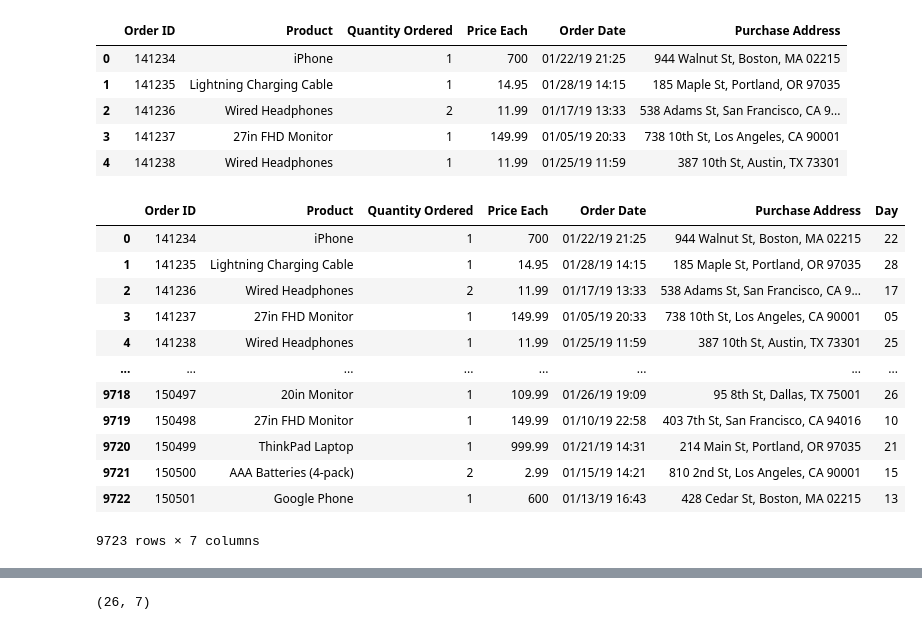
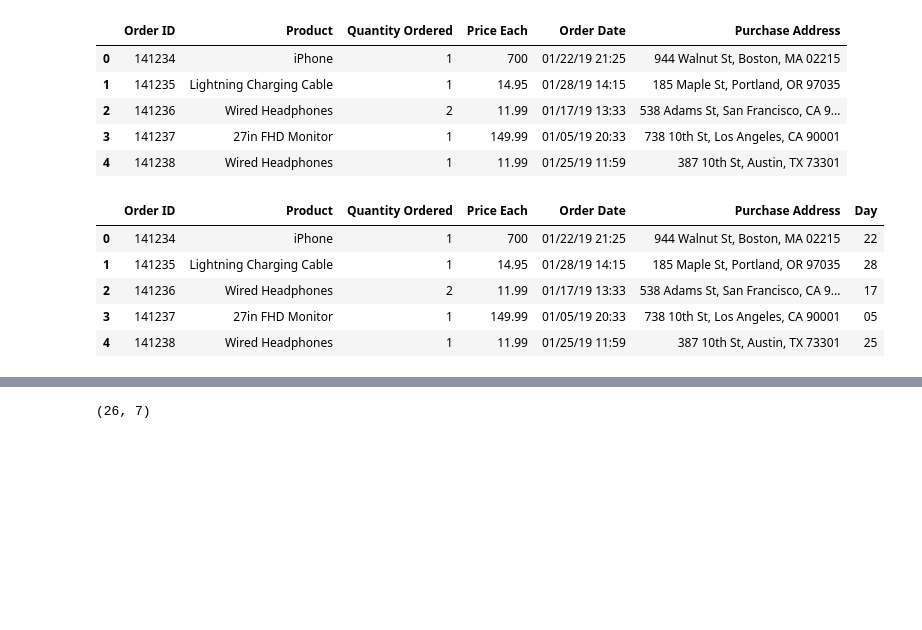
Before and after one commit to ali2alkhalaf/Portfolio2, a Jupyter notebook: Sales_january_2019_v2.ipynb, the cells around one changed output, grey strips where cells are left out. Saved outputs shown, nothing was run; the diff lists cells and outputs as text; code cells hidden in the pictures; blank space fills up the shorter version.

Commit message:
another version of the main file

```diff
--- a/Sales_january_2019_v2.ipynb
+++ b/Sales_january_2019_v2.ipynb
@@ -16,20 +16,13 @@ df.head()
 | 4 | 141238 | Wired Headphones | 1 | 11.99 | 01/25/19 11:59 | 387 10th St, Austin, TX 73301 |
 # %%
 df['Day']= df['Order Date'].str[3:5]
-df
+df.head()
 # %% [output]
 |  | Order ID | Product | Quantity Ordered | Price Each | Order Date | Purchase Address | Day |
 | 0 | 141234 | iPhone | 1 | 700 | 01/22/19 21:25 | 944 Walnut St, Boston, MA 02215 | 22 |
 | 1 | 141235 | Lightning Charging Cable | 1 | 14.95 | 01/28/19 14:15 | 185 Maple St, Portland, OR 97035 | 28 |
 | 2 | 141236 | Wired Headphones | 2 | 11.99 | 01/17/19 13:33 | 538 Adams St, San Francisco, CA 9... | 17 |
 | 3 | 141237 | 27in FHD Monitor | 1 | 149.99 | 01/05/19 20:33 | 738 10th St, Los Angeles, CA 90001 | 05 |
 | 4 | 141238 | Wired Headphones | 1 | 11.99 | 01/25/19 11:59 | 387 10th St, Austin, TX 73301 | 25 |
-| ... | ... | ... | ... | ... | ... | ... | ... |
-| 9718 | 150497 | 20in Monitor | 1 | 109.99 | 01/26/19 19:09 | 95 8th St, Dallas, TX 75001 | 26 |
-| 9719 | 150498 | 27in FHD Monitor | 1 | 149.99 | 01/10/19 22:58 | 403 7th St, San Francisco, CA 94016 | 10 |
-| 9720 | 150499 | ThinkPad Laptop | 1 | 999.99 | 01/21/19 14:31 | 214 Main St, Portland, OR 97035 | 21 |
-| 9721 | 150500 | AAA Batteries (4-pack) | 2 | 2.99 | 01/15/19 14:21 | 810 2nd St, Los Angeles, CA 90001 | 15 |
-| 9722 | 150501 | Google Phone | 1 | 600 | 01/13/19 16:43 | 428 Cedar St, Boston, MA 02215 | 13 |
-9723 rows × 7 columns
 # %%
 check_null = df[df['Day'].isnull()]
```
Also changed, not shown: parts of 2 cells of this notebook, 1 other file.
